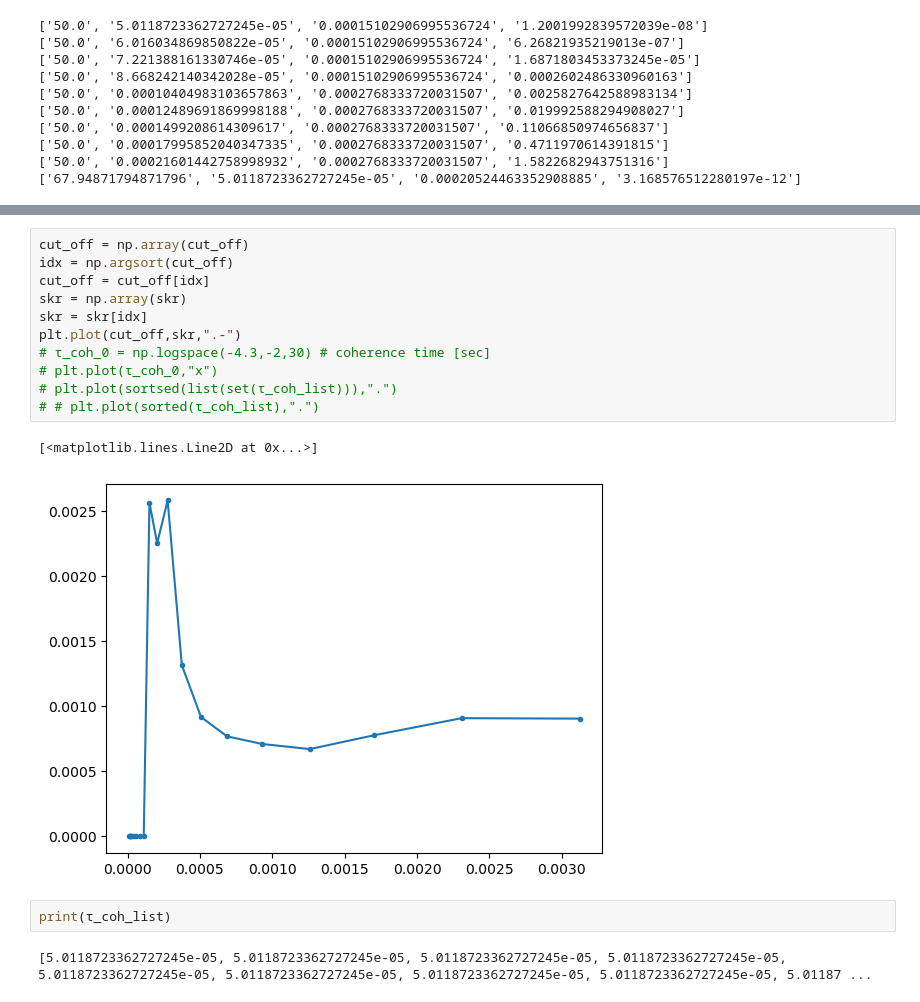
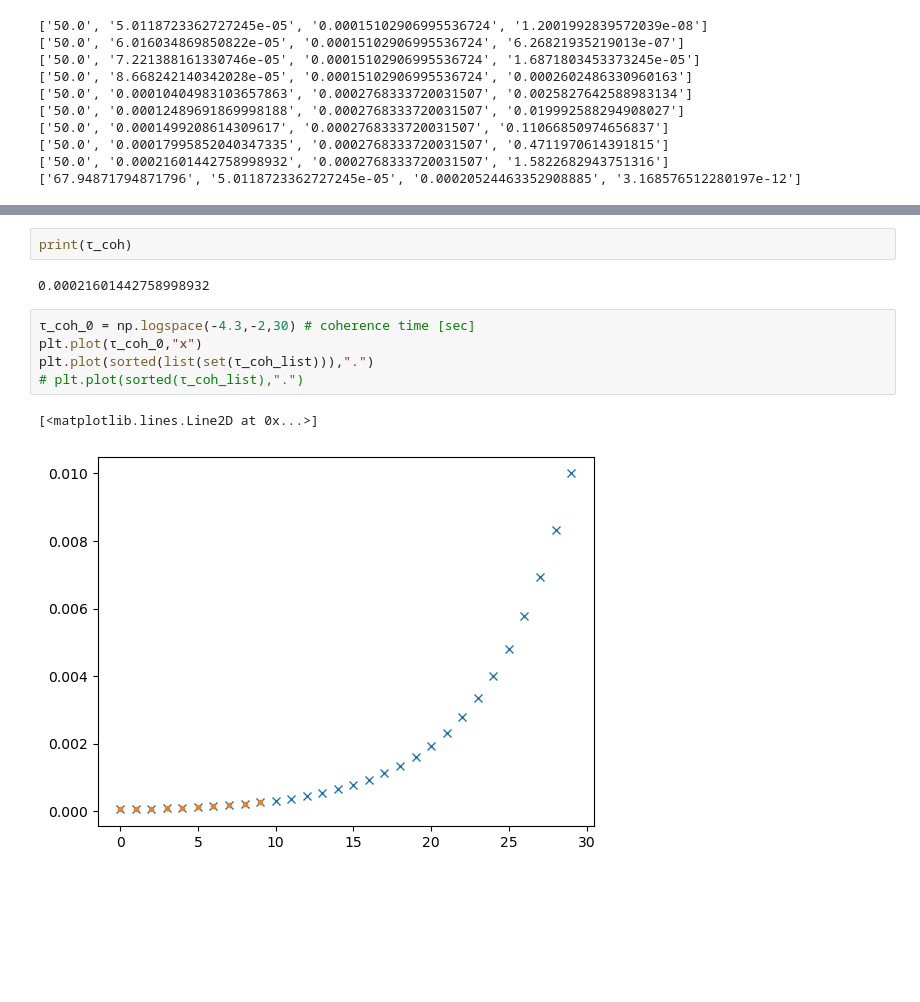
Before and after one commit to hassan-shap/QNUM, a Jupyter notebook: pp_color_plot.ipynb, the cells around one changed output, grey strips where cells are left out. Cells and saved outputs as stored; diff of their text form; blank space fills up the shorter version.

```diff
--- a/pp_color_plot.ipynb
+++ b/pp_color_plot.ipynb
@@ -62,18 +95,12 @@ with open(data_dir+ fname, mode ='r')as file:
+# %%
+print(τ_coh)
+# %% [output]
+0.00021601442758998932
 # %%
-cut_off = np.array(cut_off)
-idx = np.argsort(cut_off)
-cut_off = cut_off[idx]
-skr = np.array(skr)
-skr = skr[idx]
-plt.plot(cut_off,skr,".-")
-# τ_coh_0 = np.logspace(-4.3,-2,30) # coherence time [sec]
-# plt.plot(τ_coh_0,"x")
-# plt.plot(sortsed(list(set(τ_coh_list))),".")
-# # plt.plot(sorted(τ_coh_list),".")
+τ_coh_0 = np.logspace(-4.3,-2,30) # coherence time [sec]
+plt.plot(τ_coh_0,"x")
+plt.plot(sorted(list(set(τ_coh_list))),".")
+# plt.plot(sorted(τ_coh_list),".")
 # %% [output]
 [<matplotlib.lines.Line2D at 0x...>]
-[figure, old version]
+[figure, new version]
-# %%
-print(τ_coh_list)
-# %% [output]
-[5.0118723362727245e-05, 5.0118723362727245e-05, 5.0118723362727245e-05, 5.0118723362727245e-05, 5.0118723362727245e-05, 5.0118723362727245e-05, 5.0118723362727245e-05, 5.0118723362727245e-05, 5.01187 ...
```
Also changed, not shown: parts of 3 cells of this notebook, 5 other files.
